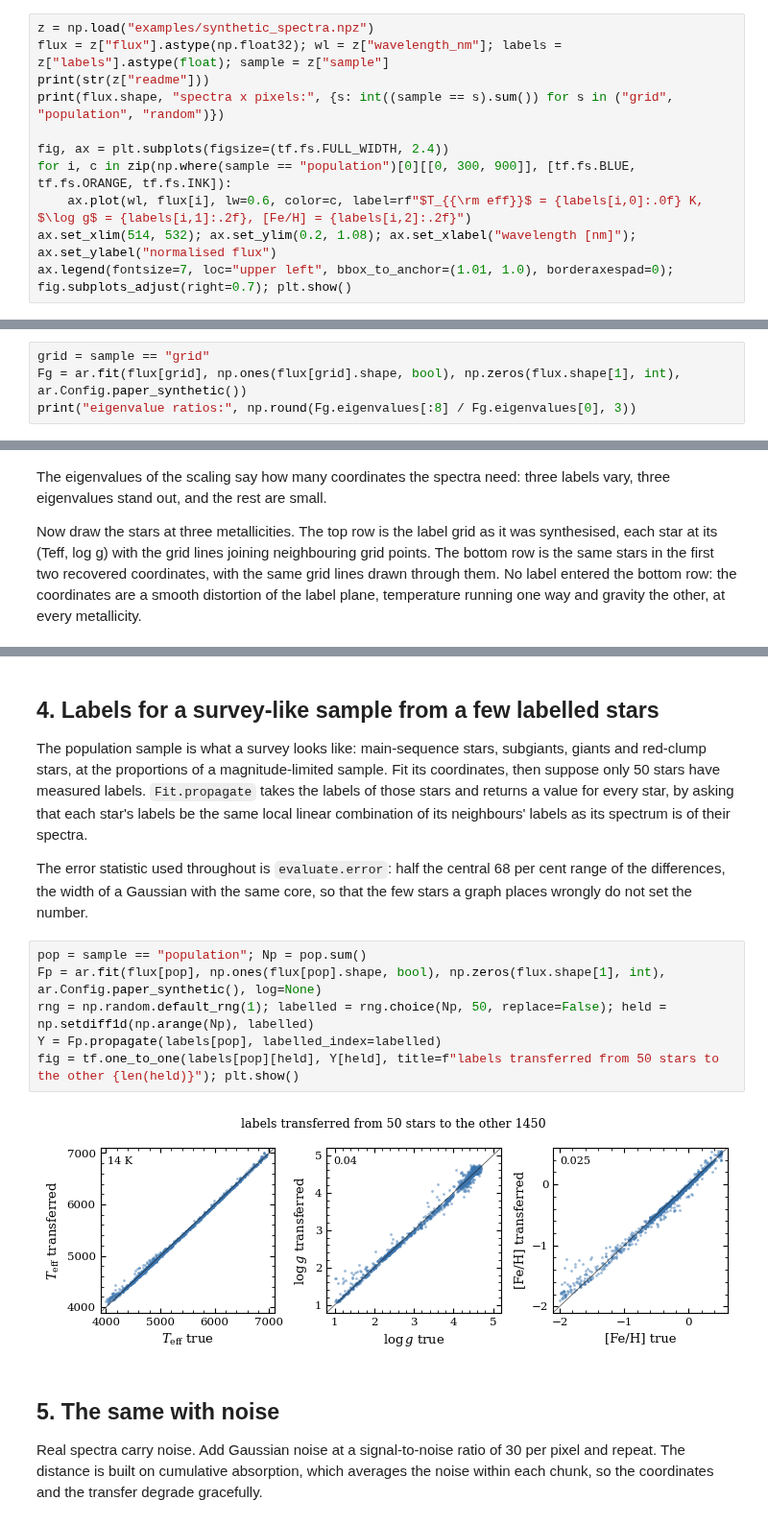
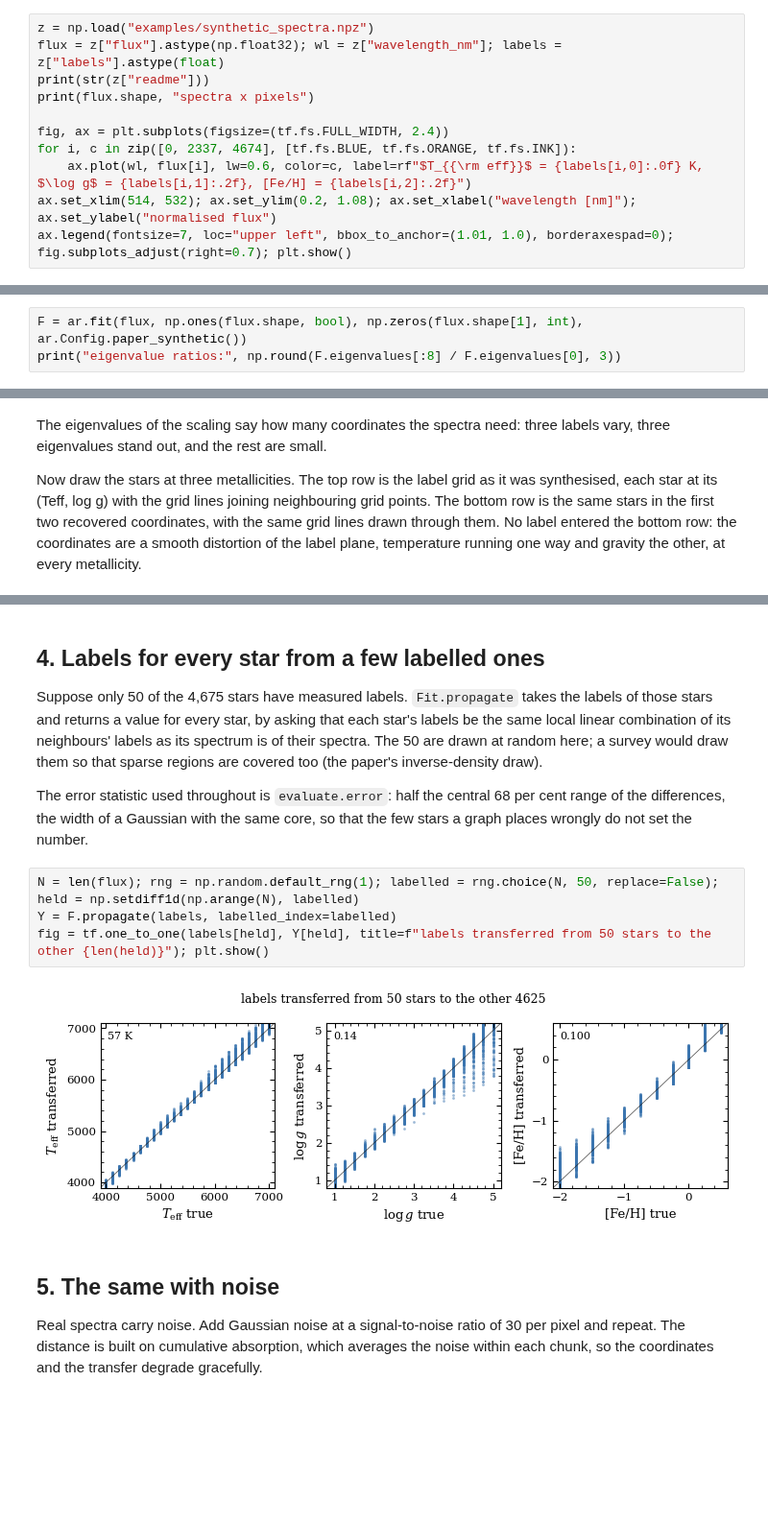
Before and after one commit to tingyuansen/armillary, a Jupyter notebook: armillary_tutorial.ipynb, the cells around one changed output, grey strips where cells are left out. Shown at 96% size. Saved outputs shown, nothing was run; the diff lists cells and outputs as text; blank space fills up the shorter version.

```diff
--- a/armillary_tutorial.ipynb
+++ b/armillary_tutorial.ipynb
@@ -35,11 +29,11 @@ Each spectrum comes with its true effective temperature, surface gravity and met
 # %%
 z = np.load("examples/synthetic_spectra.npz")
-flux = z["flux"].astype(np.float32); wl = z["wavelength_nm"]; labels = z["labels"].astype(float); sample = z["sample"]
+flux = z["flux"].astype(np.float32); wl = z["wavelength_nm"]; labels = z["labels"].astype(float)
 print(str(z["readme"]))
-print(flux.shape, "spectra x pixels:", {s: int((sample == s).sum()) for s in ("grid", "population", "random")})
+print(flux.shape, "spectra x pixels")
 
 fig, ax = plt.subplots(figsize=(tf.fs.FULL_WIDTH, 2.4))
-for i, c in zip(np.where(sample == "population")[0][[0, 300, 900]], [tf.fs.BLUE, tf.fs.ORANGE, tf.fs.INK]):
+for i, c in zip([0, 2337, 4674], [tf.fs.BLUE, tf.fs.ORANGE, tf.fs.INK]):
     ax.plot(wl, flux[i], lw=0.6, color=c, label=rf"$T_{{\rm eff}}$ = {labels[i,0]:.0f} K, $\log g$ = {labels[i,1]:.2f}, [Fe/H] = {labels[i,2]:.2f}")
 ax.set_xlim(514, 532); ax.set_ylim(0.2, 1.08); ax.set_xlabel("wavelength [nm]"); ax.set_ylabel("normalised flux")
 ax.legend(fontsize=7, loc="upper left", bbox_to_anchor=(1.01, 1.0), borderaxespad=0); fig.subplots_adjust(right=0.7); plt.show()
@@ -54,7 +48,6 @@ Run the method on the 4,675 grid spectra. `fit` needs the flux, a boolean mask o
 # %%
-grid = sample == "grid"
-Fg = ar.fit(flux[grid], np.ones(flux[grid].shape, bool), np.zeros(flux.shape[1], int), ar.Config.paper_synthetic())
-print("eigenvalue ratios:", np.round(Fg.eigenvalues[:8] / Fg.eigenvalues[0], 3))
+F = ar.fit(flux, np.ones(flux.shape, bool), np.zeros(flux.shape[1], int), ar.Config.paper_synthetic())
+print("eigenvalue ratios:", np.round(F.eigenvalues[:8] / F.eigenvalues[0], 3))
 # %% [output]
 [     0s] fit: 4675 spectra x 8702 pixels; search exact; threads 10
 [     4s] normalised flux: 8702 pixels, 4.2 s
@@ -93,19 +86,17 @@ The figure below (Figure 1 of the paper) sketches what happened inside `fit` and
 
 The `Fit` returned by `fit` keeps every one of these products: `F.features` (step 1), `F.nbr` and `F.dist` (the neighbours and distances), `F.lattice` (step 3), `F.landmarks` and `F.eigenvalues`, `F.C_geo` (step 5), `F.W` and `F.C` (step 6); `F.propagate` is step 7.
 # %% [markdown]
-## 4. Labels for a survey-like sample from a few labelled stars
+## 4. Labels for every star from a few labelled ones
 
-The population sample is what a survey looks like: main-sequence stars, subgiants, giants and red-clump stars, at the proportions of a magnitude-limited sample. Fit its coordinates, then suppose only 50 stars have measured labels. `Fit.propagate` takes the labels of those stars and returns a value for every star, by asking that each star's labels be the same local linear combination of its neighbours' labels as its spectrum is of their spectra.
+Suppose only 50 of the 4,675 stars have measured labels. `Fit.propagate` takes the labels of those stars and returns a value for every star, by asking that each star's labels be the same local linear combination of its neighbours' labels as its spectrum is of their spectra. The 50 are drawn at random here; a survey would draw them so that sparse regions are covered too (the paper's inverse-density draw).
 
 The error statistic used throughout is `evaluate.error`: half the central 68 per cent range of the differences, the width of a Gaussian with the same core, so that the few stars a graph places wrongly do not set the number.
 # %%
-pop = sample == "population"; Np = pop.sum()
-Fp = ar.fit(flux[pop], np.ones(flux[pop].shape, bool), np.zeros(flux.shape[1], int), ar.Config.paper_synthetic(), log=None)
-rng = np.random.default_rng(1); labelled = rng.choice(Np, 50, replace=False); held = np.setdiff1d(np.arange(Np), labelled)
-Y = Fp.propagate(labels[pop], labelled_index=labelled)
-fig = tf.one_to_one(labels[pop][held], Y[held], title=f"labels transferred from 50 stars to the other {len(held)}"); plt.show()
+N = len(flux); rng = np.random.default_rng(1); labelled = rng.choice(N, 50, replace=False); held = np.setdiff1d(np.arange(N), labelled)
+Y = F.propagate(labels, labelled_index=labelled)
+fig = tf.one_to_one(labels[held], Y[held], title=f"labels transferred from 50 stars to the other {len(held)}"); plt.show()
 # %% [output]
-[figure, old version]
+[figure, new version]
 # %% [markdown]
 ## 5. The same with noise
 
```
Also changed, not shown: parts of 8 cells of this notebook, 2 other files.
